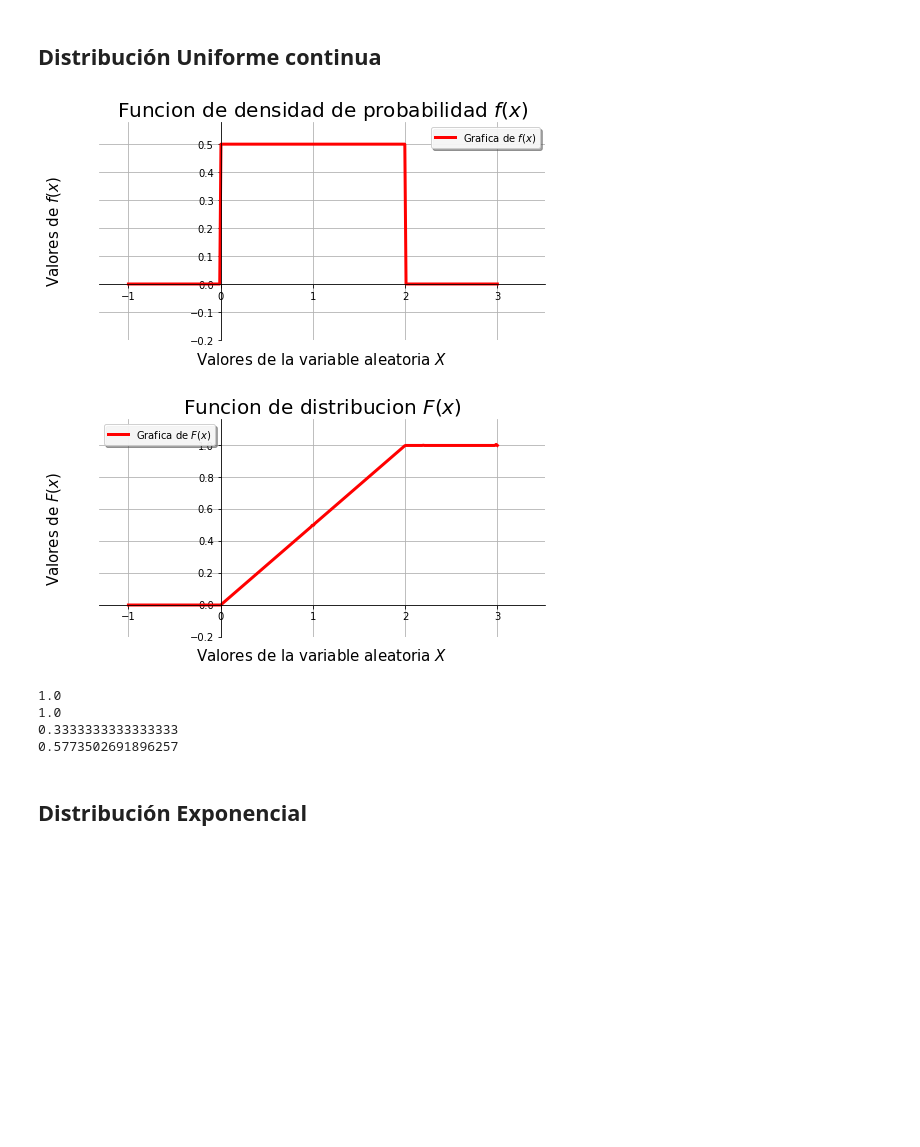
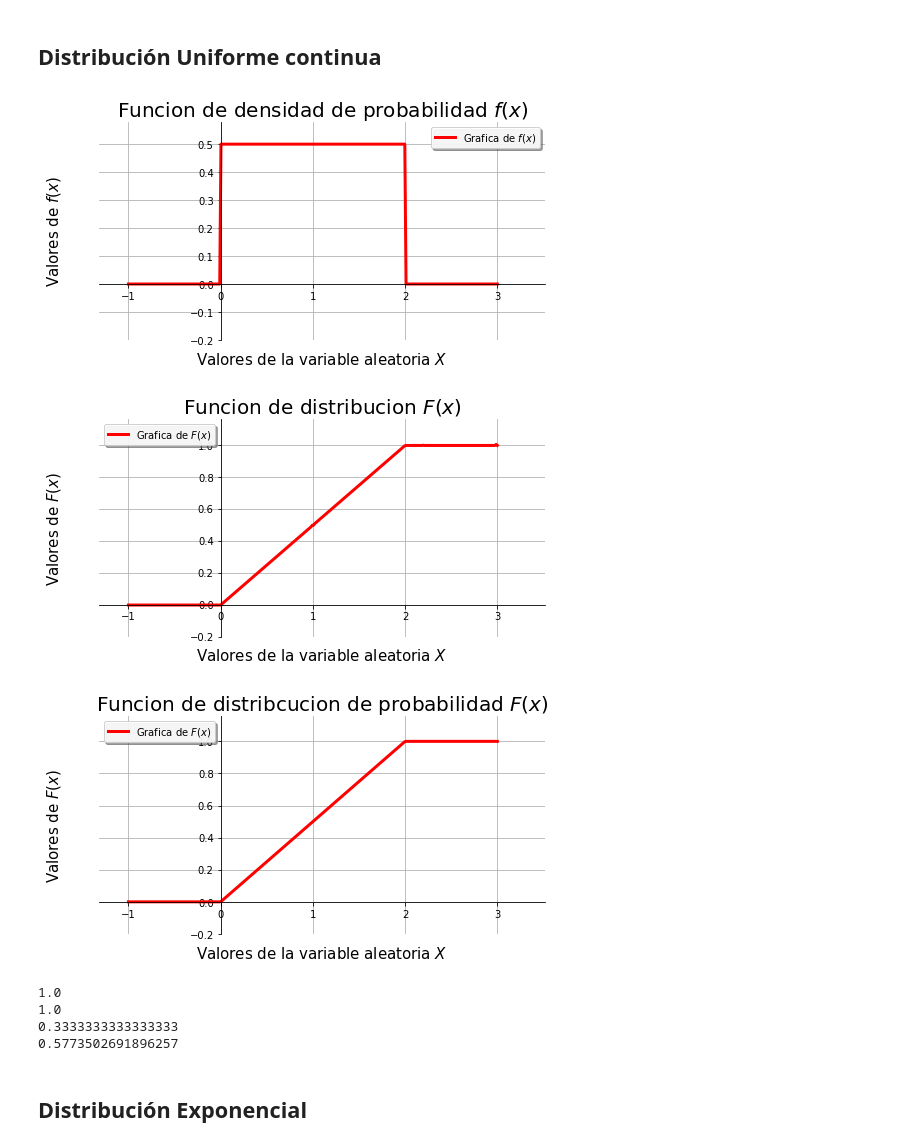
Before and after one commit to rafneta/IntroduccionProbabilidad, a Jupyter notebook: Probabilidad.ipynb, the cells around one changed output. Cells and saved outputs as stored; diff of their text form; code cells hidden in the pictures; blank space fills up the shorter version.

```diff
--- a/Probabilidad.ipynb
+++ b/Probabilidad.ipynb
@@ -494,17 +500,20 @@ ejemplo 4c):  0.9389005190396673 0.9389005190396673
 # %%
 # Ya se ha importando scipy.stats
 #a=loc, b=loc+scale
 vcuniforme = stats.uniform(loc=0, scale=2)
 f = vcuniforme.pdf
+F = vcuniforme.cdf
 gfdvac((-1,3), f) #de acuerdo a como se programo
 gFdfvac((-1,3), f)
+gFdvac((-1,3),F)
 print(vcuniforme.mean())
 print(vcuniforme.median())
 print(vcuniforme.var())
 print(vcuniforme.std())
 # %% [output]
 [figure]
 [figure]
+[figure, added]
 1.0
 1.0
 0.3333333333333333
```
Also changed, not shown: parts of 11 cells of this notebook, 7 other files.
